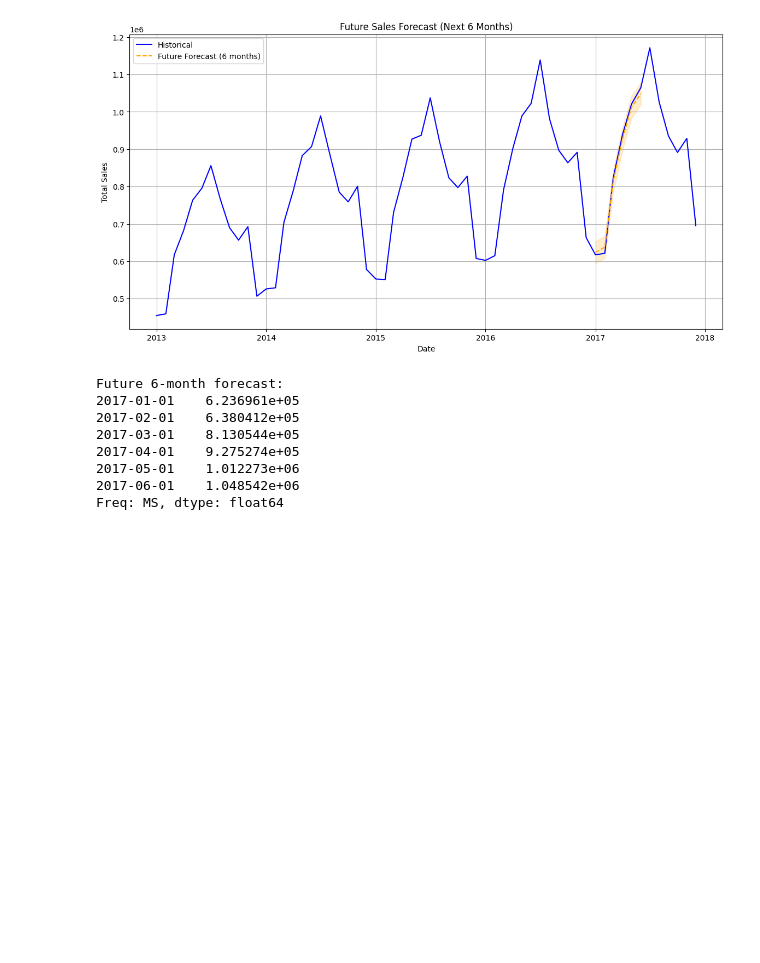
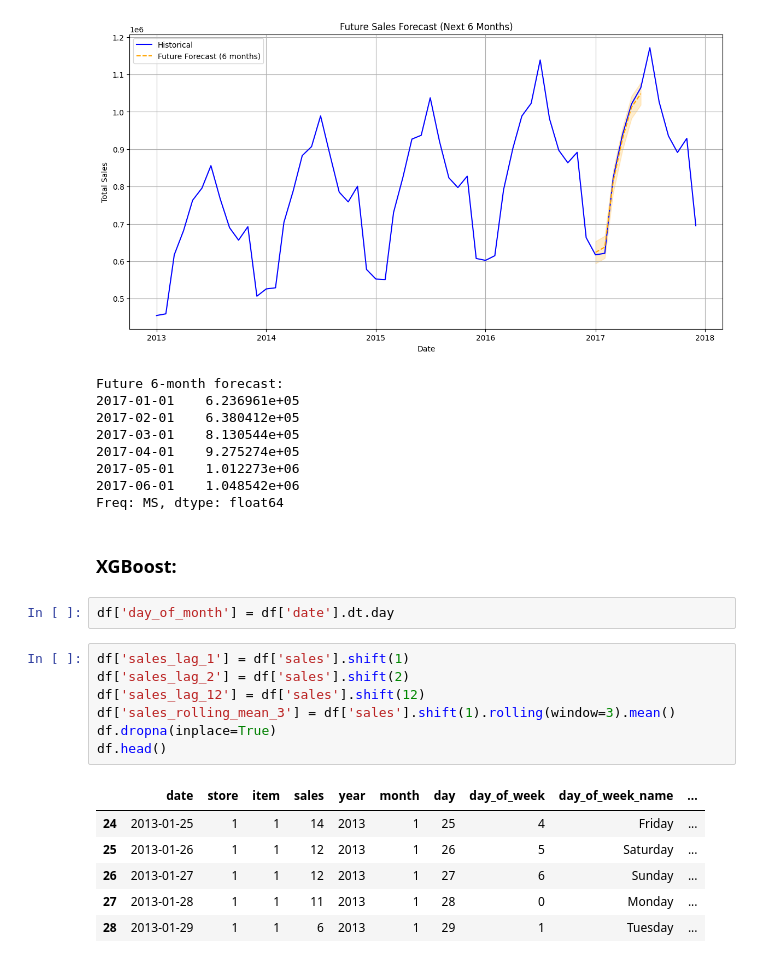
Before and after one commit to trhkimngan22/Inventory-Optimization-for-Retail-Chain, a Jupyter notebook: src/notebook.ipynb, the cells around one changed output. Saved outputs shown, nothing was run; the diff lists cells and outputs as text; blank space fills up the shorter version.

Commit message:
add XGBoost model

```diff
--- a/src/notebook.ipynb
+++ b/src/notebook.ipynb
@@ -716,3 +722,21 @@ Future 6-month forecast:
 2017-05-01    1.012273e+06
 2017-06-01    1.048542e+06
 Freq: MS, dtype: float64
+# %% [markdown]
+### XGBoost:
+# %%
+df['day_of_month'] = df['date'].dt.day
+# %%
+df['sales_lag_1'] = df['sales'].shift(1)
+df['sales_lag_2'] = df['sales'].shift(2)
+df['sales_lag_12'] = df['sales'].shift(12)
+df['sales_rolling_mean_3'] = df['sales'].shift(1).rolling(window=3).mean()
+df.dropna(inplace=True)
+df.head()
+# %% [output]
+|  | date | store | item | sales | year | month | day | day_of_week | day_of_week_name | ... |
+| 24 | 2013-01-25 | 1 | 1 | 14 | 2013 | 1 | 25 | 4 | Friday | ... |
+| 25 | 2013-01-26 | 1 | 1 | 12 | 2013 | 1 | 26 | 5 | Saturday | ... |
+| 26 | 2013-01-27 | 1 | 1 | 12 | 2013 | 1 | 27 | 6 | Sunday | ... |
+| 27 | 2013-01-28 | 1 | 1 | 11 | 2013 | 1 | 28 | 0 | Monday | ... |
+| 28 | 2013-01-29 | 1 | 1 | 6 | 2013 | 1 | 29 | 1 | Tuesday | ... |
```
Also changed, not shown: parts of 9 cells of this notebook, 1 other file.
